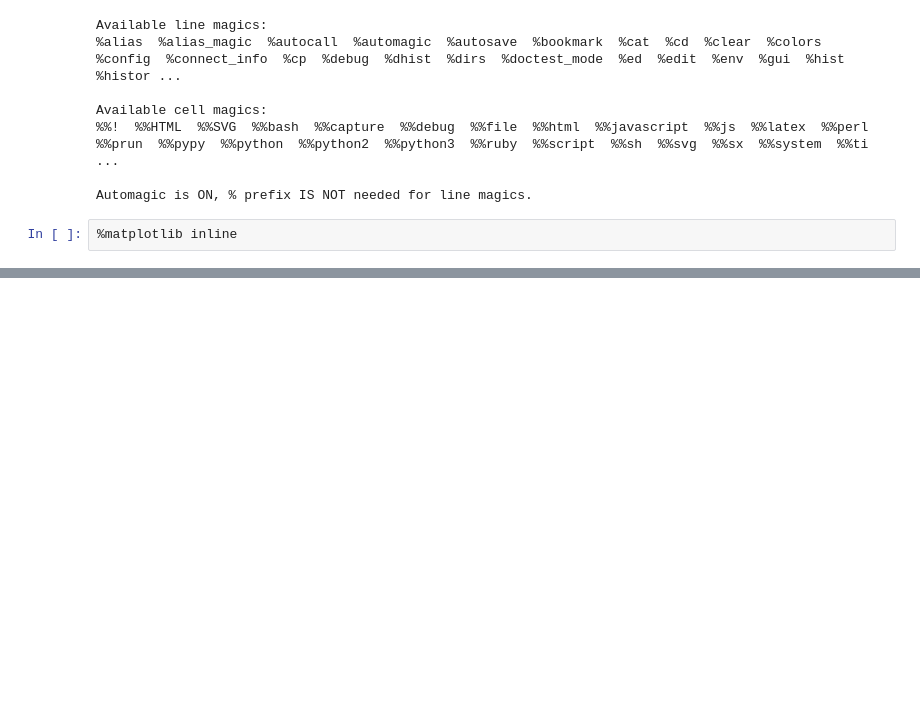
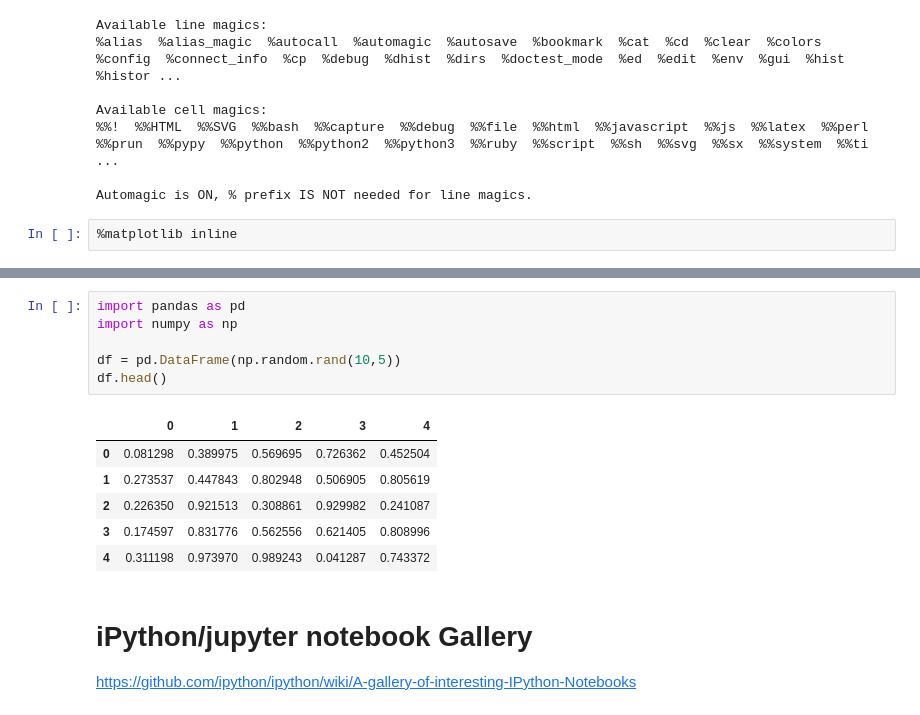
Before and after one commit to denglert/jupyter-notbook-tutorial, a Jupyter notebook: test.ipynb, the cells around one changed output, grey strips where cells are left out. Drawn from its saved outputs; the diff is of its cells as text; blank space fills up the shorter version.

```diff
--- a/test.ipynb
+++ b/test.ipynb
@@ -72,0 +78,16 @@ plt.show()
+# %%
+import pandas as pd
+import numpy as np
+
+df = pd.DataFrame(np.random.rand(10,5))
+df.head()
+# %% [output]
+|  | 0 | 1 | 2 | 3 | 4 |
+| 0 | 0.081298 | 0.389975 | 0.569695 | 0.726362 | 0.452504 |
+| 1 | 0.273537 | 0.447843 | 0.802948 | 0.506905 | 0.805619 |
+| 2 | 0.226350 | 0.921513 | 0.308861 | 0.929982 | 0.241087 |
+| 3 | 0.174597 | 0.831776 | 0.562556 | 0.621405 | 0.808996 |
+| 4 | 0.311198 | 0.973970 | 0.989243 | 0.041287 | 0.743372 |
+# %% [markdown]
+# iPython/jupyter notebook Gallery
+https://github.com/ipython/ipython/wiki/A-gallery-of-interesting-IPython-Notebooks
```
Also changed, not shown: parts of 2 cells of this notebook.
